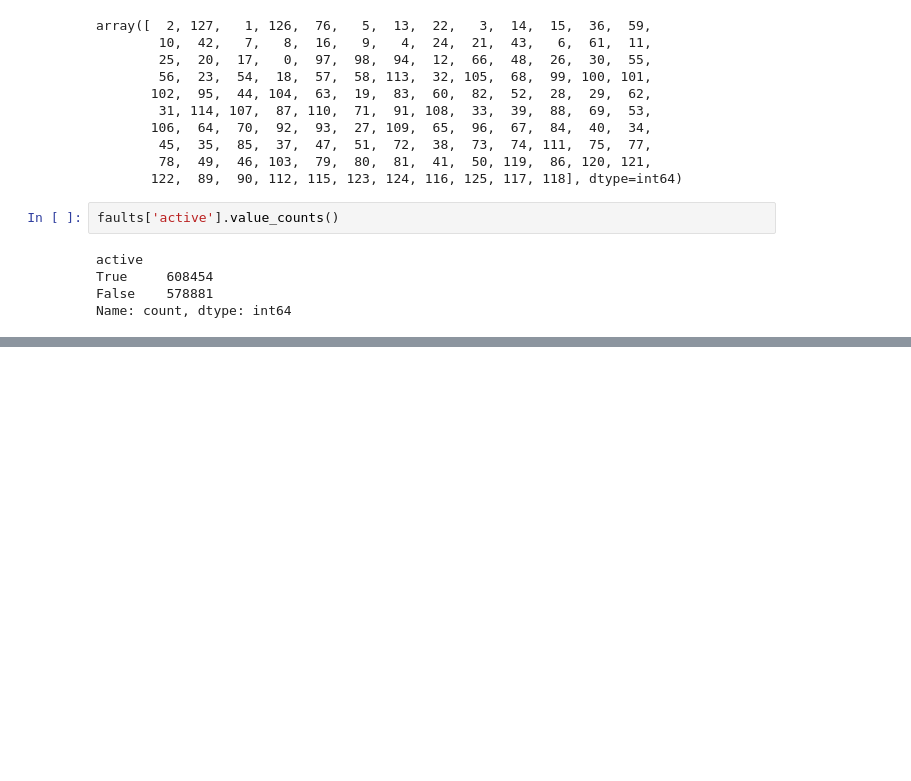
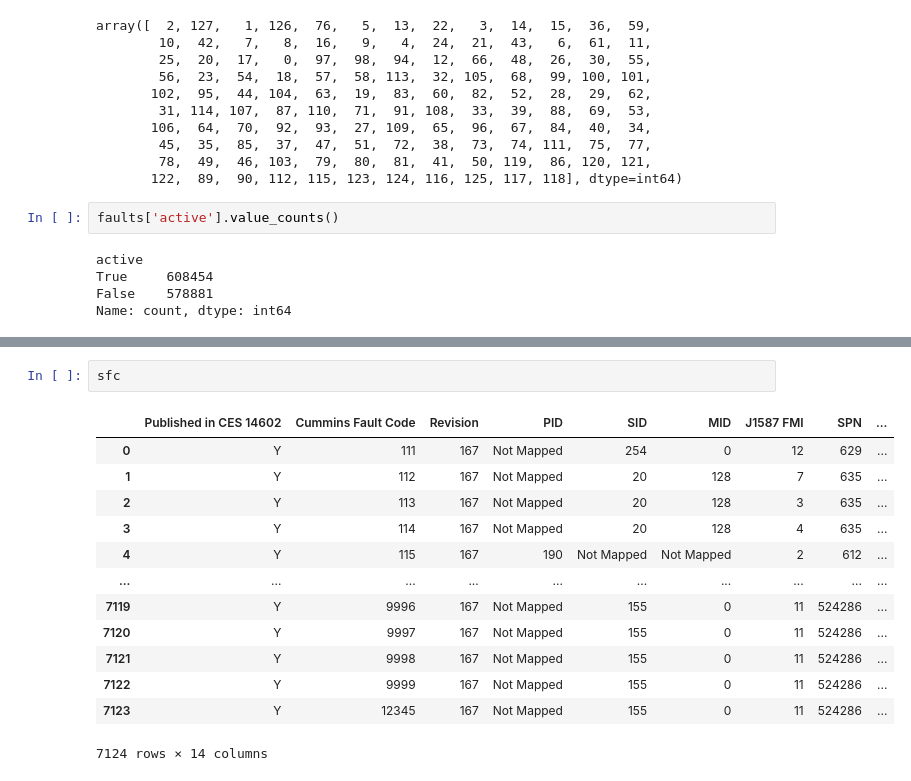
Before and after one commit to nss-data-science-cohort-8/nss-data-science-cohort-8-classroom-big-g-big-g, a Jupyter notebook: notebooks/big-rigs_data_search.ipynb, the cells around one changed output, grey strips where cells are left out. Cells and saved outputs as stored; diff of their text form; blank space fills up the shorter version.

```diff
--- a/notebooks/big-rigs_data_search.ipynb
+++ b/notebooks/big-rigs_data_search.ipynb
@@ -275,0 +334,16 @@ data
+# %%
+sfc
+# %% [output]
+|  | Published in CES 14602 | Cummins Fault Code | Revision | PID | SID | MID | J1587 FMI | SPN | ... |
+| 0 | Y | 111 | 167 | Not Mapped | 254 | 0 | 12 | 629 | ... |
+| 1 | Y | 112 | 167 | Not Mapped | 20 | 128 | 7 | 635 | ... |
+| 2 | Y | 113 | 167 | Not Mapped | 20 | 128 | 3 | 635 | ... |
+| 3 | Y | 114 | 167 | Not Mapped | 20 | 128 | 4 | 635 | ... |
+| 4 | Y | 115 | 167 | 190 | Not Mapped | Not Mapped | 2 | 612 | ... |
+| ... | ... | ... | ... | ... | ... | ... | ... | ... | ... |
+| 7119 | Y | 9996 | 167 | Not Mapped | 155 | 0 | 11 | 524286 | ... |
+| 7120 | Y | 9997 | 167 | Not Mapped | 155 | 0 | 11 | 524286 | ... |
+| 7121 | Y | 9998 | 167 | Not Mapped | 155 | 0 | 11 | 524286 | ... |
+| 7122 | Y | 9999 | 167 | Not Mapped | 155 | 0 | 11 | 524286 | ... |
+| 7123 | Y | 12345 | 167 | Not Mapped | 155 | 0 | 11 | 524286 | ... |
+7124 rows × 14 columns
```
Also changed, not shown: parts of 21 cells of this notebook.
